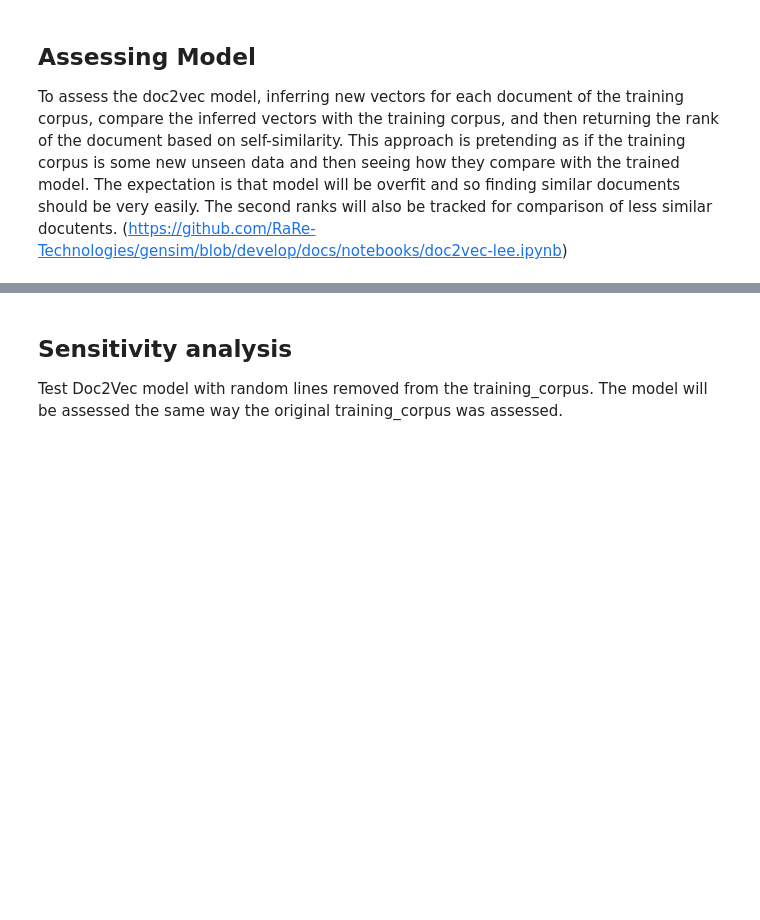
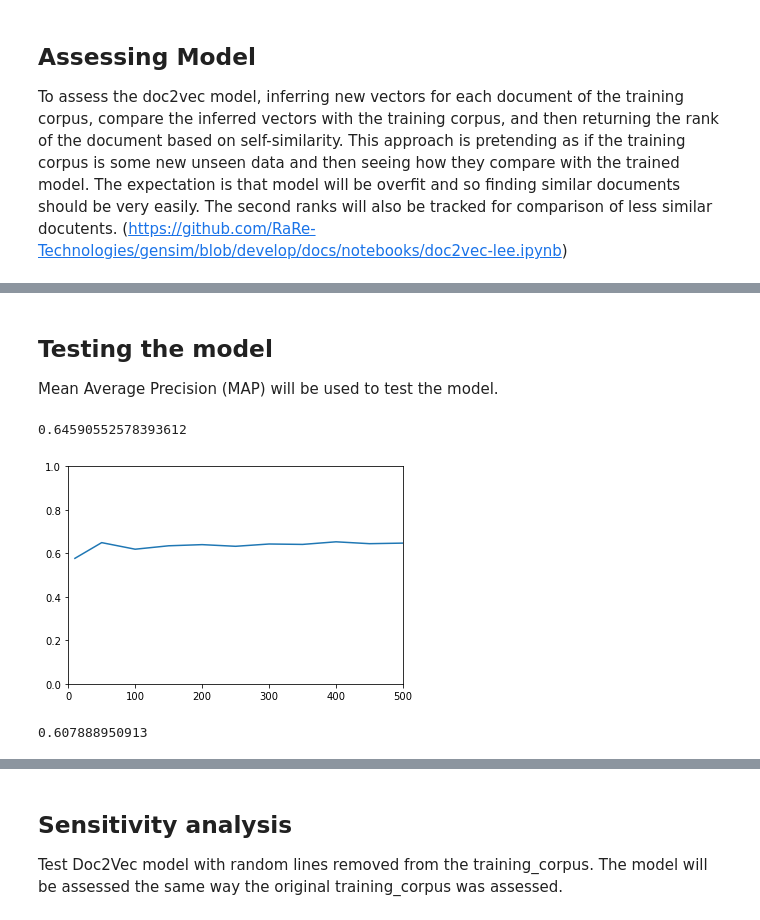
Before and after one commit to tylershumaker/chat-room-recommendation, a Jupyter notebook: chatroom_recommendation_capstone.ipynb, the cells around one changed output, grey strips where cells are left out. Cells and saved outputs as stored; diff of their text form; code cells hidden in the pictures; blank space fills up the shorter version.

```diff
--- a/chatroom_recommendation_capstone.ipynb
+++ b/chatroom_recommendation_capstone.ipynb
@@ -59,2 +63,9 @@ print "Correct # of movies" if len(movieLines) == 617 else "something went wrong
 # %% [output]
 Correct # of movies
+# %%
+# find average length of tokenized text for the movies.
+totalLines = 0
+for key, value in movieLines.iteritems():
+    totalLines = totalLines + len(value)
+
+totalLines/len(movieLines)
@@ -98,3 +111,10 @@ print "Correct # of characters" if len(characterConversations) == 9035 else "som
 #print characterConversations.get("u0")
 # %% [output]
 Correct # of characters
+# %%
+# find average length of tokenized text for each character.
+totalLines = 0
+for key, value in characterConversations.iteritems():
+    totalLines = totalLines + len(value)
+
+totalLines/len(characterConversations)
@@ -176,0 +216,3 @@ trained in : CPU times: user 2min 21s, sys: 752 ms, total: 2min 22s Wall time: 5
+# %% [markdown]
+## Testing the model
+Mean Average Precision (MAP) will be used to test the model.
@@ -176,0 +299,37 @@ trained in : CPU times: user 2min 21s, sys: 752 ms, total: 2min 22s Wall time: 5
+# %%
+# Generate random test data to be used - Of the 9035 character 500 will be randomly added to a list for testing
+test_character_list = []
+for _ in range(500):
+    rand_id = random.randint(0, len(test_corpus))
+    test_character_list.append(rand_id)
+# %%
+calc_mean_average_precision_k(test_character_list[:200], model)
+# %% [output]
+0.64590552578393612
+# %%
+import matplotlib.pyplot as plt
+
+test_sizes_list = [10, 50, 100, 150, 200, 250, 300, 350, 400, 450, 500]
+mapk_results = []
+for test_size in test_sizes_list:
+    mapk_results.append(calc_mean_average_precision_k(test_character_list[:test_size], model))
+
+
+plt.plot(test_sizes_list, mapk_results)
+plt.axis([0, 500, 0, 1])
+plt.show()
+# %% [output]
+[figure, added]
+# %%
+# final 4
+model = Doc2Vec(alpha=0.25, min_alpha=0.025)
+model.build_vocab(train_corpus)
+# %time model.train(train_corpus, total_examples=model.corpus_count, epochs=model.iter)
+for epoch in range(10):
+    model.train(train_corpus, total_examples=model.corpus_count, epochs=epoch)
+    model.alpha -= 0.002  # decrease the learning rate
+    model.min_alpha = model.alpha  # fix the learning rate, no decay
+
+print calc_mean_average_precision_k(test_character_list[:200], model)
+# %% [output]
+0.607888950913
```
Also changed, not shown: parts of 56 cells of this notebook, 3 other files.
